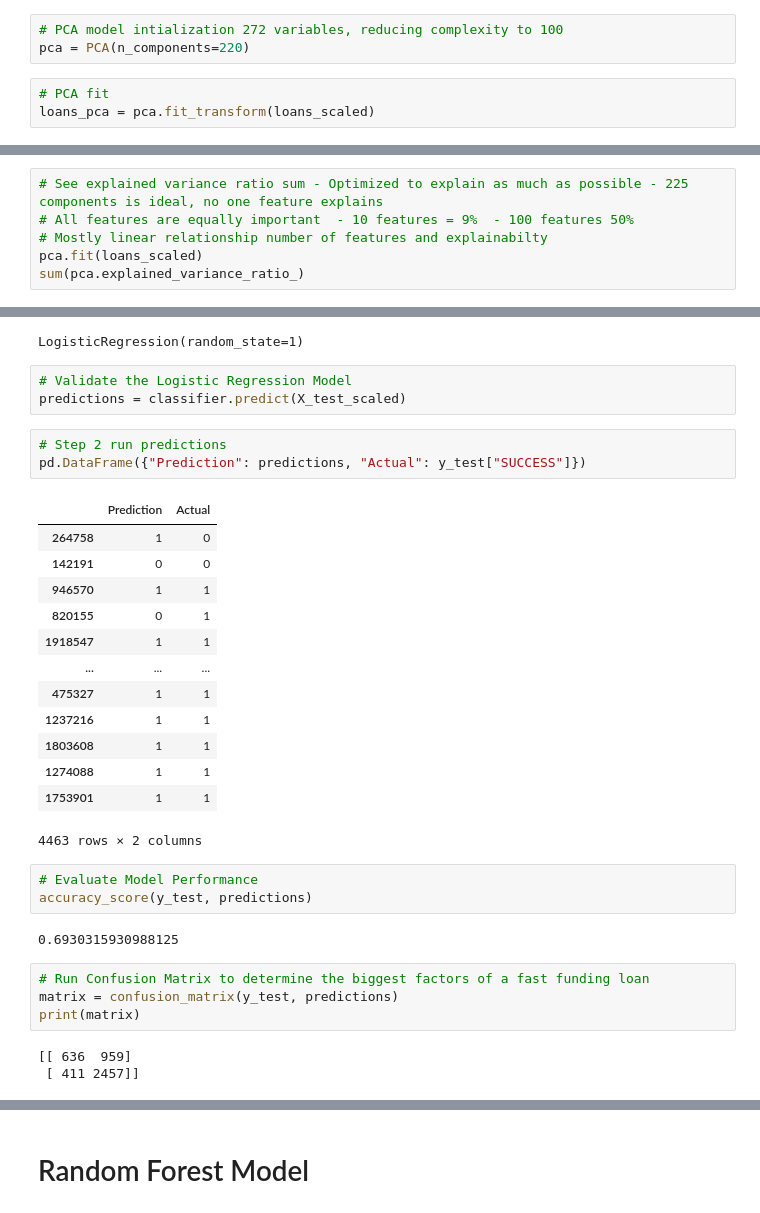
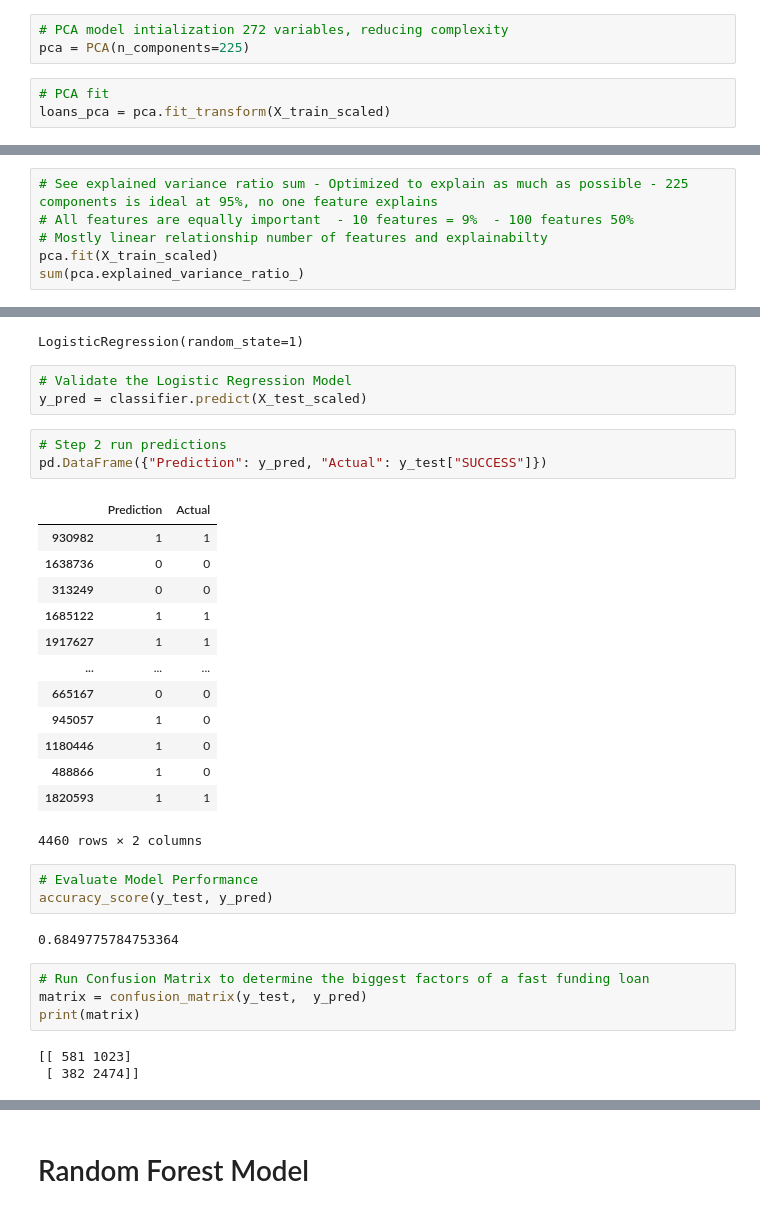
Before and after one commit to emmysobieski/TeamPySpark, a Jupyter notebook: TeamPySpark_ML_Models.ipynb, the cells around one changed output, grey strips where cells are left out. Cells and saved outputs as stored; diff of their text form.

Commit message:
Production Ready ML models.
PCA remains a question, but all models work.

```diff
--- a/TeamPySpark_ML_Models.ipynb
+++ b/TeamPySpark_ML_Models.ipynb
@@ -498,10 +583,10 @@ print(X_test_scaled[0:5])
    0.        ]]
 # %%
-# PCA model intialization 272 variables, reducing complexity to 100
-pca = PCA(n_components=220)
+# PCA model intialization 272 variables, reducing complexity
+pca = PCA(n_components=225)
 # %%
 # PCA fit
-loans_pca = pca.fit_transform(loans_scaled)
+loans_pca = pca.fit_transform(X_train_scaled)
 # %%
 # transform PCA data to a DataFrame
 pca_df = pd.DataFrame(data=loans_pca)
@@ -517,7 +602,7 @@ pca_df.head(5)
 # %%
-# See explained variance ratio sum - Optimized to explain as much as possible - 225 components is ideal, no one feature explains
+# See explained variance ratio sum - Optimized to explain as much as possible - 225 components is ideal at 95%, no one feature explains
 # All features are equally important  - 10 features = 9%  - 100 features 50%
 # Mostly linear relationship number of features and explainabilty
-pca.fit(loans_scaled)
+pca.fit(X_train_scaled)
 sum(pca.explained_variance_ratio_)
 # %% [output]
@@ -572,35 +655,35 @@ classifier.fit(X_train_scaled, y_train)
 LogisticRegression(random_state=1)
 # %%
 # Validate the Logistic Regression Model
-predictions = classifier.predict(X_test_scaled)
+y_pred = classifier.predict(X_test_scaled)
 # %%
 # Step 2 run predictions
-pd.DataFrame({"Prediction": predictions, "Actual": y_test["SUCCESS"]})
+pd.DataFrame({"Prediction": y_pred, "Actual": y_test["SUCCESS"]})
 # %% [output]
 |  | Prediction | Actual |
-| 264758 | 1 | 0 |
-| 142191 | 0 | 0 |
-| 946570 | 1 | 1 |
-| 820155 | 0 | 1 |
-| 1918547 | 1 | 1 |
+| 930982 | 1 | 1 |
+| 1638736 | 0 | 0 |
+| 313249 | 0 | 0 |
+| 1685122 | 1 | 1 |
+| 1917627 | 1 | 1 |
 | ... | ... | ... |
-| 475327 | 1 | 1 |
-| 1237216 | 1 | 1 |
-| 1803608 | 1 | 1 |
-| 1274088 | 1 | 1 |
-| 1753901 | 1 | 1 |
+| 665167 | 0 | 0 |
+| 945057 | 1 | 0 |
+| 1180446 | 1 | 0 |
+| 488866 | 1 | 0 |
+| 1820593 | 1 | 1 |
-4463 rows × 2 columns
+4460 rows × 2 columns
 # %%
 # Evaluate Model Performance
-accuracy_score(y_test, predictions)
+accuracy_score(y_test, y_pred)
 # %% [output]
-0.6930315930988125
+0.6849775784753364
 # %%
 # Run Confusion Matrix to determine the biggest factors of a fast funding loan
-matrix = confusion_matrix(y_test, predictions)
+matrix = confusion_matrix(y_test,  y_pred)
 print(matrix)
 # %% [output]
-[[ 636  959]
- [ 411 2457]]
+[[ 581 1023]
+ [ 382 2474]]
 # %%
 # Run Classification Report
```
Also changed, not shown: parts of 68 cells of this notebook.
